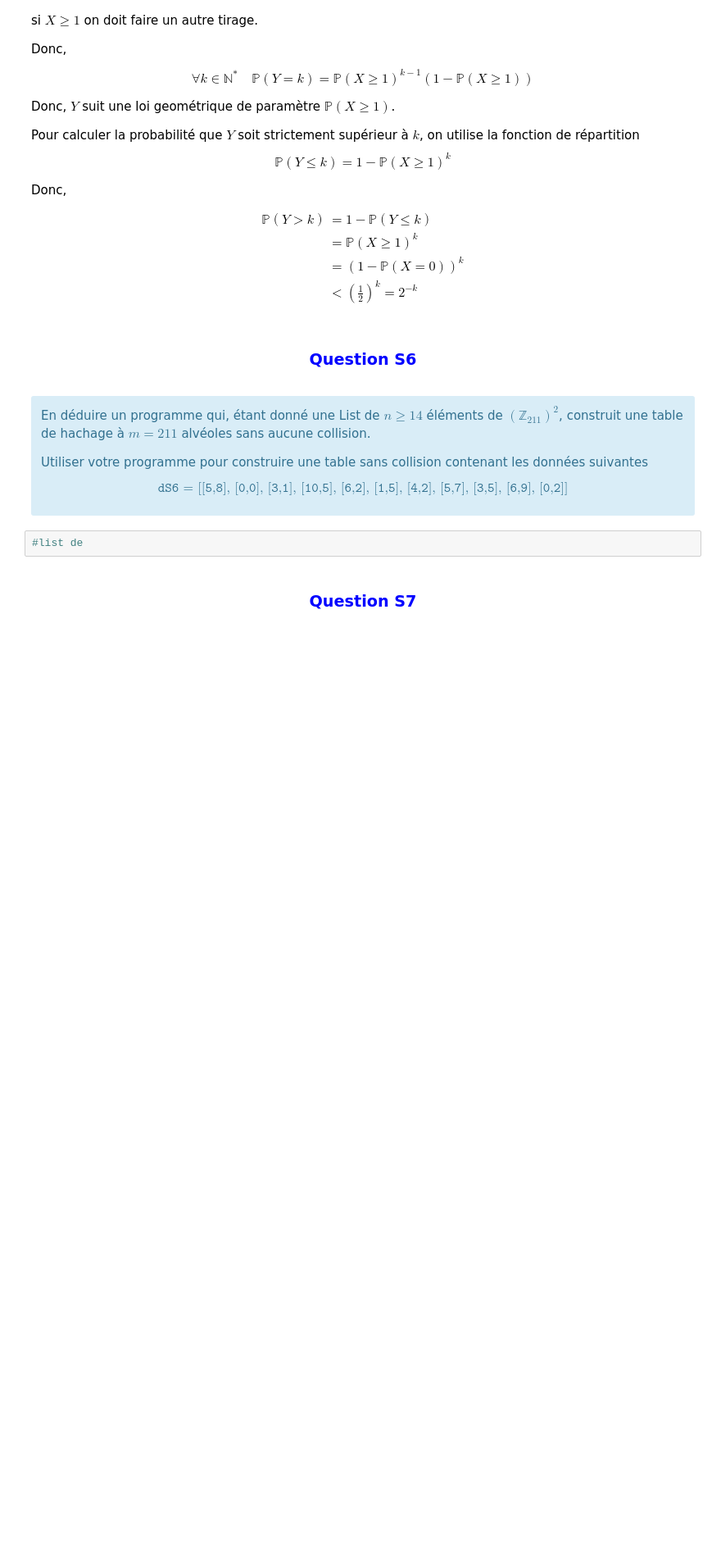
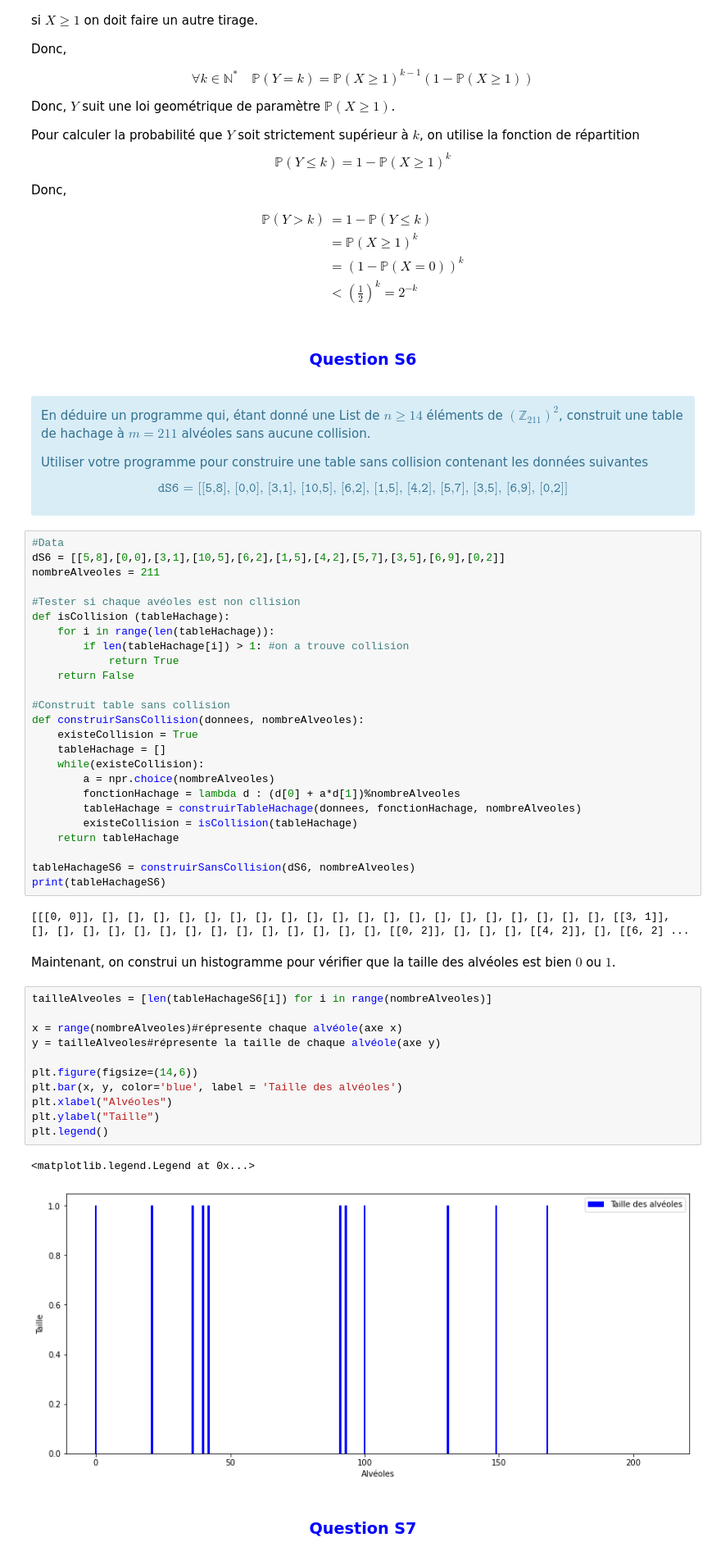
Before and after one commit to YongMOK/MAP361HashTables, a Jupyter notebook: CARVALHO_MOK_8.ipynb, the cells around one changed output. Shown at 82% size. Cells and saved outputs as stored; diff of their text form; blank space fills up the shorter version.

```diff
--- a/CARVALHO_MOK_8.ipynb
+++ b/CARVALHO_MOK_8.ipynb
@@ -492,7 +492,48 @@ $$ \texttt{dS6 = [[5,8], [0,0], [3,1], [10,5], [6,2], [1,5], [4,2], [5,7], [3,5]
 
 </div>
 # %%
-#list de
+#Data
+dS6 = [[5,8],[0,0],[3,1],[10,5],[6,2],[1,5],[4,2],[5,7],[3,5],[6,9],[0,2]]
+nombreAlveoles = 211
+
+#Tester si chaque avéoles est non cllision
+def isCollision (tableHachage):
+    for i in range(len(tableHachage)):
+        if len(tableHachage[i]) > 1: #on a trouve collision
+            return True
+    return False
+
+#Construit table sans collision
+def construirSansCollision(donnees, nombreAlveoles):
+    existeCollision = True
+    tableHachage = []
+    while(existeCollision):
+        a = npr.choice(nombreAlveoles)
+        fonctionHachage = lambda d : (d[0] + a*d[1])%nombreAlveoles
+        tableHachage = construirTableHachage(donnees, fonctionHachage, nombreAlveoles)
+        existeCollision = isCollision(tableHachage)
+    return tableHachage
+
+tableHachageS6 = construirSansCollision(dS6, nombreAlveoles)
+print(tableHachageS6)
+# %% [output]
+[[[0, 0]], [], [], [], [], [], [], [], [], [], [], [], [], [], [], [], [], [], [], [], [], [[3, 1]], [], [], [], [], [], [], [], [], [], [], [], [], [], [], [[0, 2]], [], [], [], [[4, 2]], [], [[6, 2] ...
+# %% [markdown]
+Maintenant, on construi un histogramme pour vérifier que la taille des alvéoles est bien $0$ ou $1$.
+# %%
+tailleAlveoles = [len(tableHachageS6[i]) for i in range(nombreAlveoles)]
+
+x = range(nombreAlveoles)#répresente chaque alvéole(axe x)
+y = tailleAlveoles#répresente la taille de chaque alvéole(axe y)
+
+plt.figure(figsize=(14,6))
+plt.bar(x, y, color='blue', label = 'Taille des alvéoles')
+plt.xlabel("Alvéoles")
+plt.ylabel("Taille")
+plt.legend()
+# %% [output]
+<matplotlib.legend.Legend at 0x...>
+[figure, added]
 # %% [markdown]
 <h3 align="center"> <font color='blue'>Question S7</font></h3> <a class="anchor" id="S7"></a>
 # %% [markdown]
```
Also changed, not shown: parts of 12 cells of this notebook.
